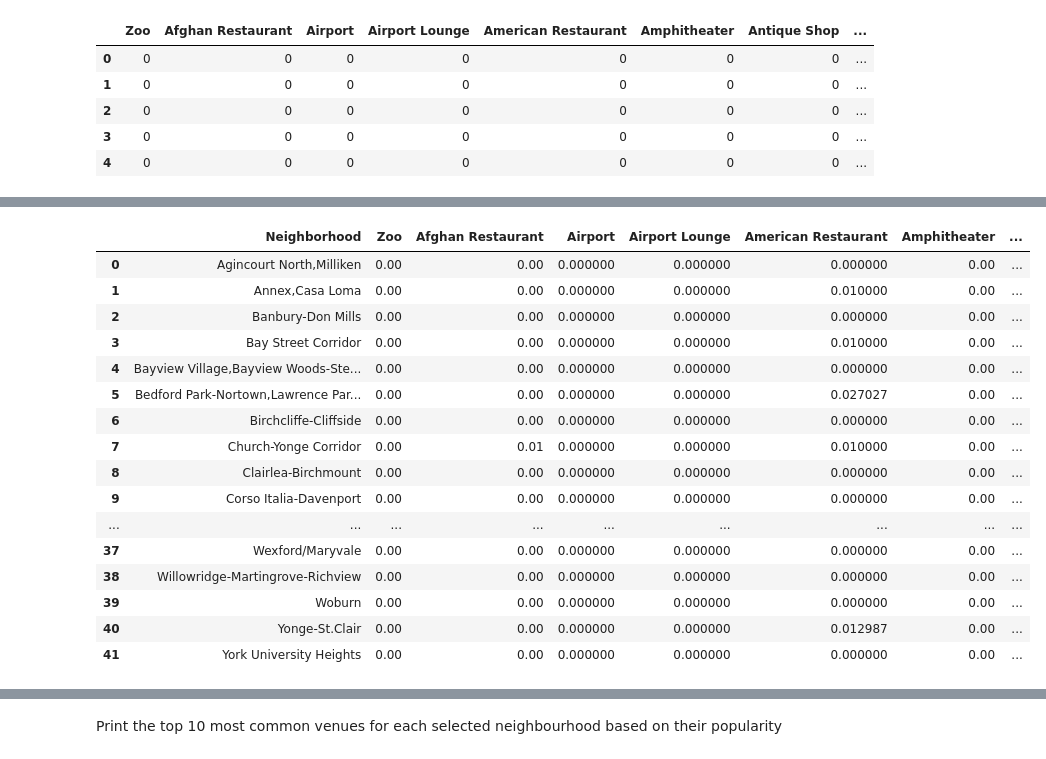
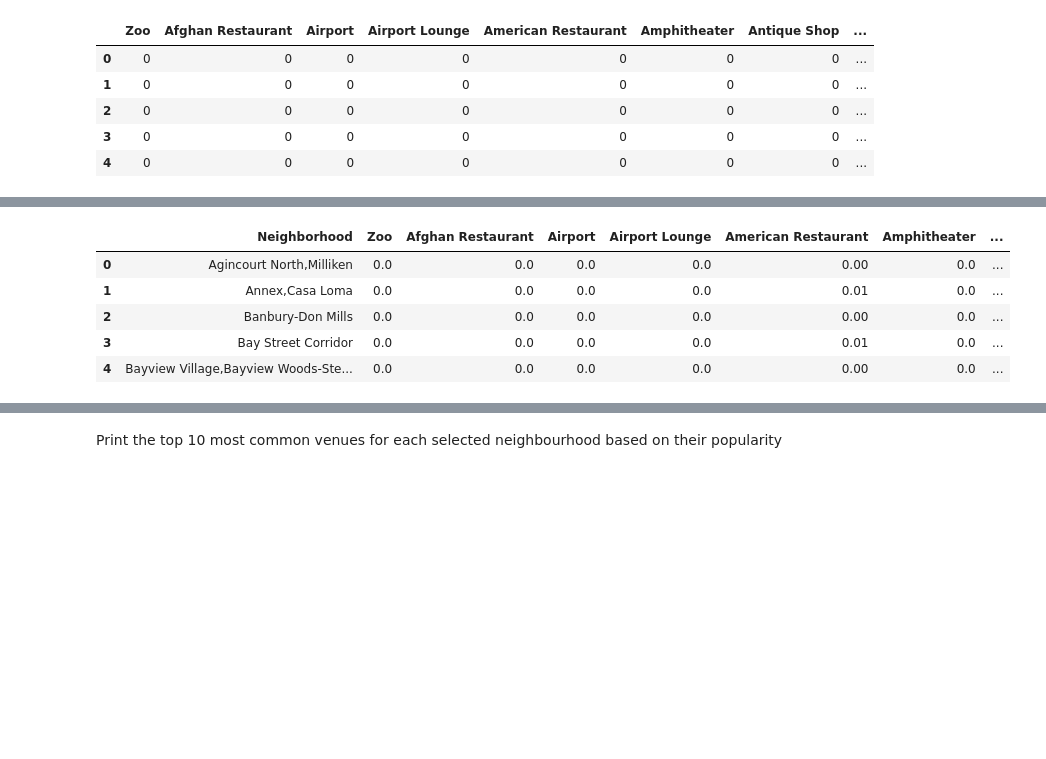
Before and after one commit to henru98/Coursera_Capstone, a Jupyter notebook: TorontoRestaurantLocation.ipynb, the cells around one changed output, grey strips where cells are left out. Saved outputs shown, nothing was run; the diff lists cells and outputs as text; code cells hidden in the pictures; blank space fills up the shorter version.

```diff
--- a/TorontoRestaurantLocation.ipynb
+++ b/TorontoRestaurantLocation.ipynb
@@ -969,24 +908,13 @@ Toronto_onehot.shape
 # %%
 Toronto_grouped = Toronto_onehot.groupby('Neighborhood').mean().reset_index()
-Toronto_grouped
+Toronto_grouped.head()
 # %% [output]
 |  | Neighborhood | Zoo | Afghan Restaurant | Airport | Airport Lounge | American Restaurant | Amphitheater | ... |
-| 0 | Agincourt North,Milliken | 0.00 | 0.00 | 0.000000 | 0.000000 | 0.000000 | 0.00 | ... |
-| 1 | Annex,Casa Loma | 0.00 | 0.00 | 0.000000 | 0.000000 | 0.010000 | 0.00 | ... |
-| 2 | Banbury-Don Mills | 0.00 | 0.00 | 0.000000 | 0.000000 | 0.000000 | 0.00 | ... |
-| 3 | Bay Street Corridor | 0.00 | 0.00 | 0.000000 | 0.000000 | 0.010000 | 0.00 | ... |
-| 4 | Bayview Village,Bayview Woods-Ste... | 0.00 | 0.00 | 0.000000 | 0.000000 | 0.000000 | 0.00 | ... |
-| 5 | Bedford Park-Nortown,Lawrence Par... | 0.00 | 0.00 | 0.000000 | 0.000000 | 0.027027 | 0.00 | ... |
-| 6 | Birchcliffe-Cliffside | 0.00 | 0.00 | 0.000000 | 0.000000 | 0.000000 | 0.00 | ... |
-| 7 | Church-Yonge Corridor | 0.00 | 0.01 | 0.000000 | 0.000000 | 0.010000 | 0.00 | ... |
-| 8 | Clairlea-Birchmount | 0.00 | 0.00 | 0.000000 | 0.000000 | 0.000000 | 0.00 | ... |
-| 9 | Corso Italia-Davenport | 0.00 | 0.00 | 0.000000 | 0.000000 | 0.000000 | 0.00 | ... |
-| ... | ... | ... | ... | ... | ... | ... | ... | ... |
-| 37 | Wexford/Maryvale | 0.00 | 0.00 | 0.000000 | 0.000000 | 0.000000 | 0.00 | ... |
-| 38 | Willowridge-Martingrove-Richview | 0.00 | 0.00 | 0.000000 | 0.000000 | 0.000000 | 0.00 | ... |
-| 39 | Woburn | 0.00 | 0.00 | 0.000000 | 0.000000 | 0.000000 | 0.00 | ... |
-| 40 | Yonge-St.Clair | 0.00 | 0.00 | 0.000000 | 0.000000 | 0.012987 | 0.00 | ... |
-| 41 | York University Heights | 0.00 | 0.00 | 0.000000 | 0.000000 | 0.000000 | 0.00 | ... |
+| 0 | Agincourt North,Milliken | 0.0 | 0.0 | 0.0 | 0.0 | 0.00 | 0.0 | ... |
+| 1 | Annex,Casa Loma | 0.0 | 0.0 | 0.0 | 0.0 | 0.01 | 0.0 | ... |
+| 2 | Banbury-Don Mills | 0.0 | 0.0 | 0.0 | 0.0 | 0.00 | 0.0 | ... |
+| 3 | Bay Street Corridor | 0.0 | 0.0 | 0.0 | 0.0 | 0.01 | 0.0 | ... |
+| 4 | Bayview Village,Bayview Woods-Ste... | 0.0 | 0.0 | 0.0 | 0.0 | 0.00 | 0.0 | ... |
 # %%
 Toronto_grouped.shape
 # %% [output]
```
Also changed, not shown: parts of 24 cells of this notebook.
